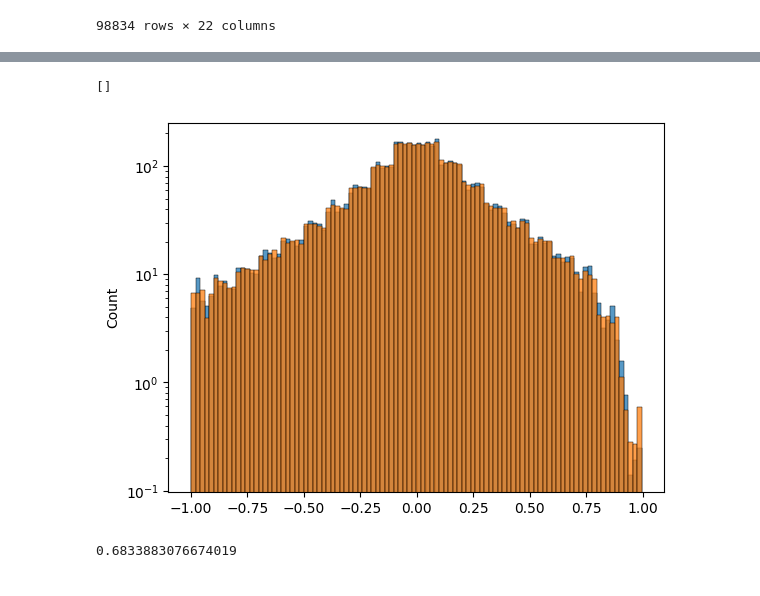
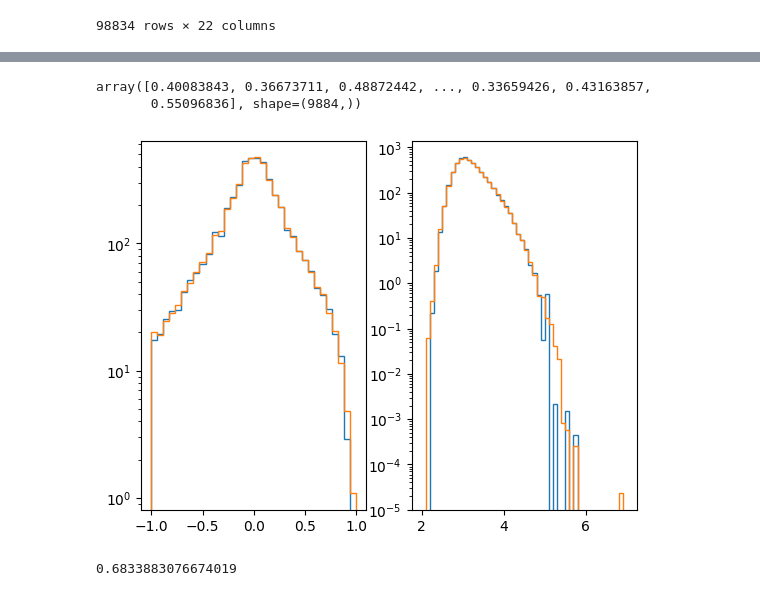
Before and after one commit to chrhck/pyForwardFolding, a Jupyter notebook: examples/event_clustering.ipynb, the cells around one changed output, grey strips where cells are left out. Drawn from its saved outputs; the diff is of its cells as text; code cells hidden in the pictures.

Commit message:
update clustering nb

```diff
--- a/examples/event_clustering.ipynb
+++ b/examples/event_clustering.ipynb
@@ -71,7 +71,7 @@ array([[ 2.83511278e+00,  4.09735239e-03,  1.12697867e+00,
        [ 4.20392570e+00,  1.98353291e-01,  6.92660777e+00,
          9.80392399e-01]], shape=(98834, 4))
 # %%
-compression_rate = 0.25
+compression_rate = 0.1
 
 n_clusters = int(np.ceil(X.shape[0] * compression_rate))
 # %%
@@ -130,10 +141,21 @@ array([0.23912986, 0.18486849, 0.15258747, ..., 0.02966656, 0.06236364,
+# %%
+new_weights
+# %% [output]
+array([0.40083843, 0.36673711, 0.48872442, ..., 0.33659426, 0.43163857,
+       0.55096836], shape=(9884,))
 # %%
-sns.histplot(x=clustering.cluster_centers_[:, 1], bins=100, weights=new_weights)
-sns.histplot(x=np.cos(np.asarray(data.reco_zenith)), bins=100, weights=np.asarray(data["weight_honda2006"]))
-plt.semilogy()
+fig, axs = plt.subplots(1, 2)
+bins = np.linspace(-1, 1, 35)
+axs[0].hist(clustering.cluster_centers_[:, 1], bins=bins, weights=new_weights, histtype="step")
+axs[0].hist(np.cos(np.asarray(data.reco_zenith)), bins=bins, weights=np.asarray(data["weight_honda2006"]), histtype="step")
+axs[0].set_yscale("log")
+
+bins = np.linspace(2, 7, 51)
+axs[1].hist(x=clustering.cluster_centers_[:, 0], bins=bins, weights=new_weights, histtype="step")
+axs[1].hist(x=np.asarray(np.log10(data.reco_e)), bins=bins, weights=np.asarray(data["weight_honda2006"]), histtype="step")
+axs[1].set_yscale("log")
 # %% [output]
-[]
-[figure, old version]
+[figure, new version]
 # %%
 hdb = HDBSCAN(min_cluster_size=5)
 hdb.fit(X)
```
Also changed, not shown: parts of 6 cells of this notebook.
